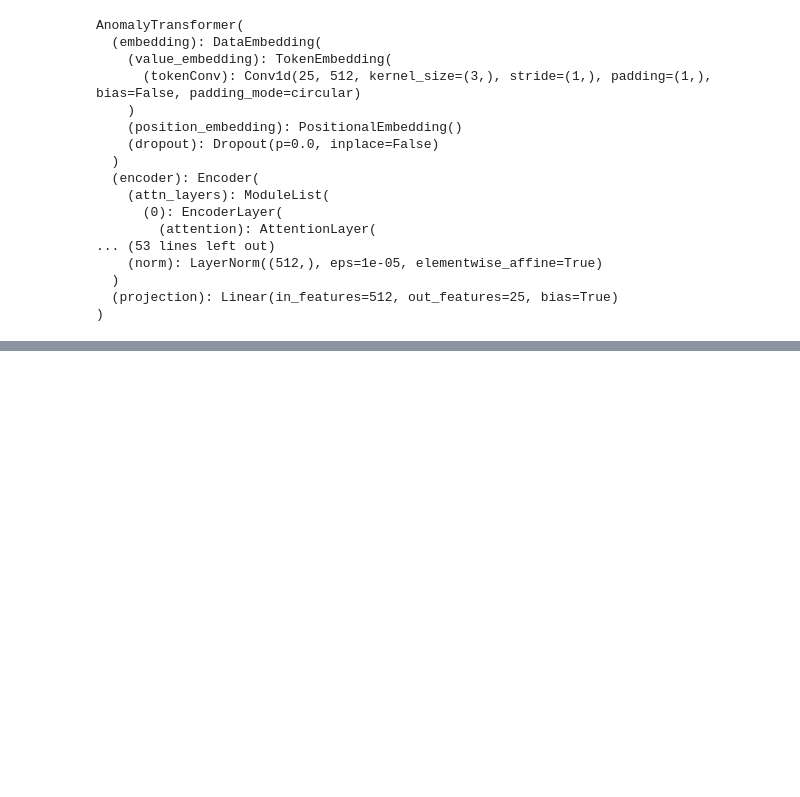
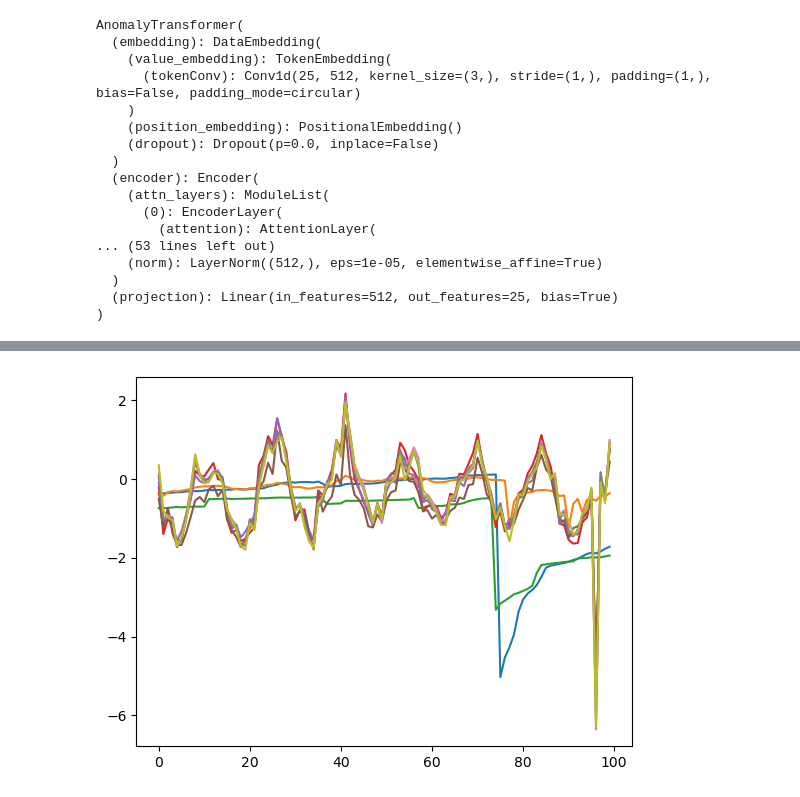
Before and after one commit to ArturoSirvent/TFM, a Jupyter notebook: 1-AnomalyTranformer_MIO/pruebas1.ipynb, the cells around one changed output, grey strips where cells are left out. Saved outputs shown, nothing was run; the diff lists cells and outputs as text; code cells hidden in the pictures; blank space fills up the shorter version.

```diff
--- a/1-AnomalyTranformer_MIO/pruebas1.ipynb
+++ b/1-AnomalyTranformer_MIO/pruebas1.ipynb
@@ -91,0 +383,7 @@ AttributeError: 'list' object has no attribute 'size'
+# %%
+x=next(iter(train_loader))[0]
+# %%
+for i in [1,2,3,4,5,7,8,9,10]:
+    plt.plot(x[1,:,i])
+# %% [output]
+[figure, added]
```
Also changed, not shown: parts of 16 cells of this notebook, 9 other files.
